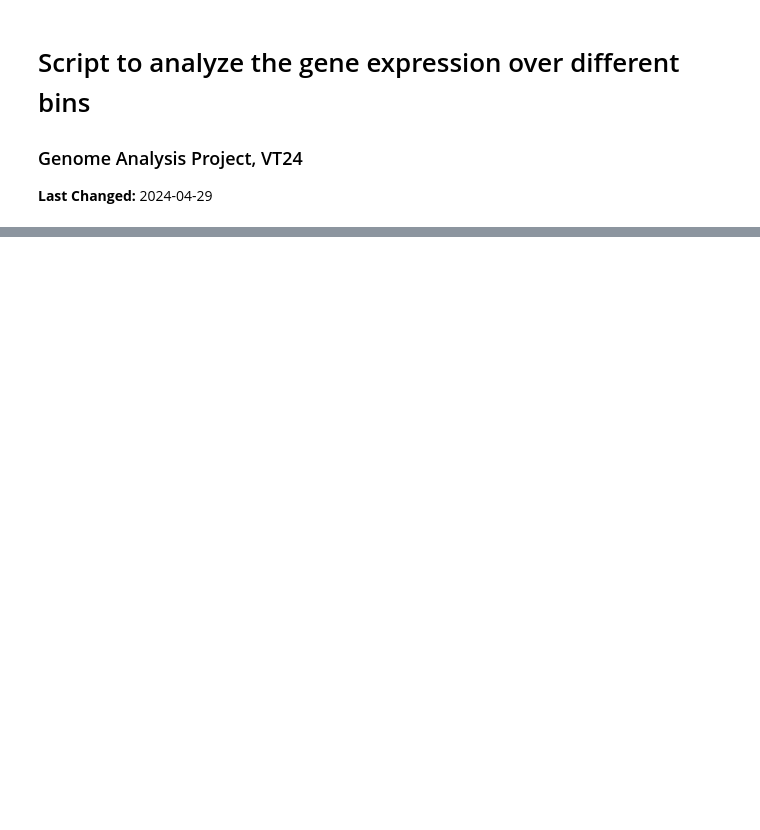
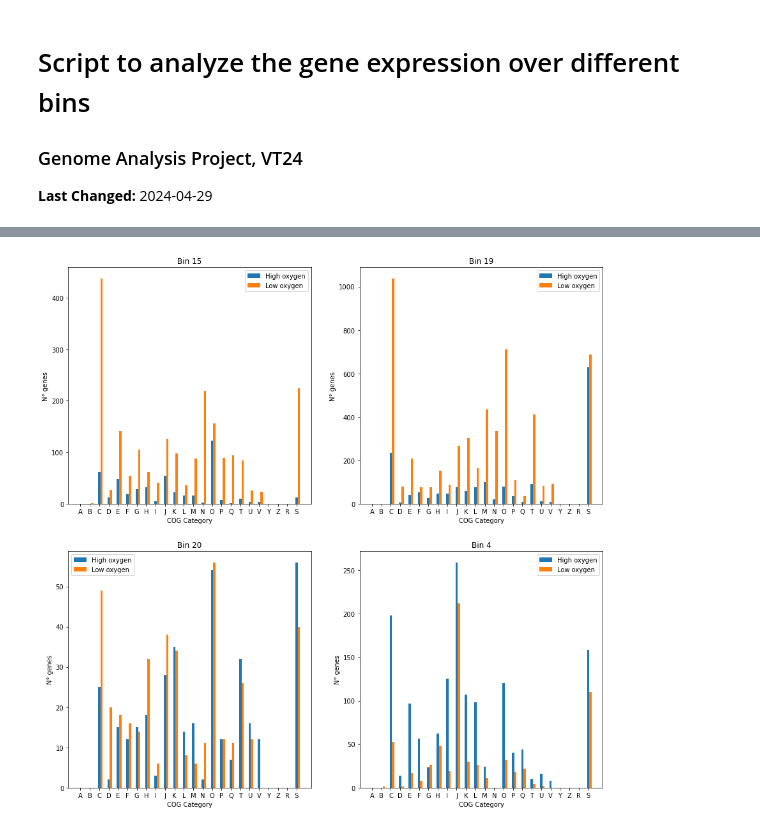
Before and after one commit to claranordquist/genome_analysis, a Jupyter notebook: Code/07_Python.ipynb, the cells around one changed output, grey strips where cells are left out. Saved outputs shown, nothing was run; the diff lists cells and outputs as text; code cells hidden in the pictures; blank space fills up the shorter version.

```diff
--- a/Code/07_Python.ipynb
+++ b/Code/07_Python.ipynb
@@ -78,0 +101,3 @@ a.columns = ['query', 'seed_ortholog', 'evalue', 'score', 'eggNOG_OGs', 'max_ann
+# %%
+count_dict = {'A':0, 'B':0, 'C':0, 'D':0, 'E':0, 'F':0, 'G':0, 'H':0, 'I':0, 'J':0, 'K':0, 'L':0,
+              'M':0, 'N':0, 'O':0, 'P':0, 'Q':0, 'T':0, 'U':0, 'V':0, 'Y':0, 'Z':0, 'R':0, 'S':0}
@@ -78,0 +127,46 @@ a.columns = ['query', 'seed_ortholog', 'evalue', 'score', 'eggNOG_OGs', 'max_ann
+# %%
+# Plot the results
+x_values = np.arange(len(count_dict.keys()))
+x_labels = [a for a in count_dict.keys()]
+
+plt.figure(figsize=(15, 15))
+
+plt.subplot(2, 2, 1)
+plt.title('Bin 15')
+plt.bar(x_values, dictionaries['Bin_15_SRR4342137'].values(), width=0.25, label='High oxygen')
+plt.bar(x_values + 0.25, dictionaries['Bin_15_SRR4342139'].values(), width=0.25, label='Low oxygen')
+plt.xticks(x_values, labels=x_labels)
+plt.legend()
+plt.xlabel('COG Category')
+plt.ylabel('N° genes')
+
+plt.subplot(2, 2, 2)
+plt.title('Bin 19')
+plt.bar(x_values, dictionaries['Bin_19_SRR4342137'].values(), width=0.25, label='High oxygen')
+plt.bar(x_values + 0.25, dictionaries['Bin_19_SRR4342139'].values(), width=0.25, label='Low oxygen')
+plt.xticks(x_values, labels=x_labels)
+plt.legend()
+plt.xlabel('COG Category')
+plt.ylabel('N° genes')
+
+plt.subplot(2, 2, 3)
+plt.title('Bin 20')
+plt.bar(x_values, dictionaries['Bin_20_SRR4342137'].values(), width=0.25, label='High oxygen')
+plt.bar(x_values + 0.25, dictionaries['Bin_20_SRR4342139'].values(), width=0.25, label='Low oxygen')
+plt.xticks(x_values, labels=x_labels)
+plt.legend()
+plt.xlabel('COG Category')
+plt.ylabel('N° genes')
+
+plt.subplot(2, 2, 4)
+plt.title('Bin 4')
+plt.bar(x_values, dictionaries['Bin_4_SRR4342137'].values(), width=0.25, label='High oxygen')
+plt.bar(x_values + 0.25, dictionaries['Bin_4_SRR4342139'].values(), width=0.25, label='Low oxygen')
+plt.xticks(x_values, labels=x_labels)
+plt.legend()
+plt.xlabel('COG Category')
+plt.ylabel('N° genes')
+
+plt.show()
+# %% [output]
+[figure, added]
```
Also changed, not shown: parts of 14 cells of this notebook, 2 other files.
